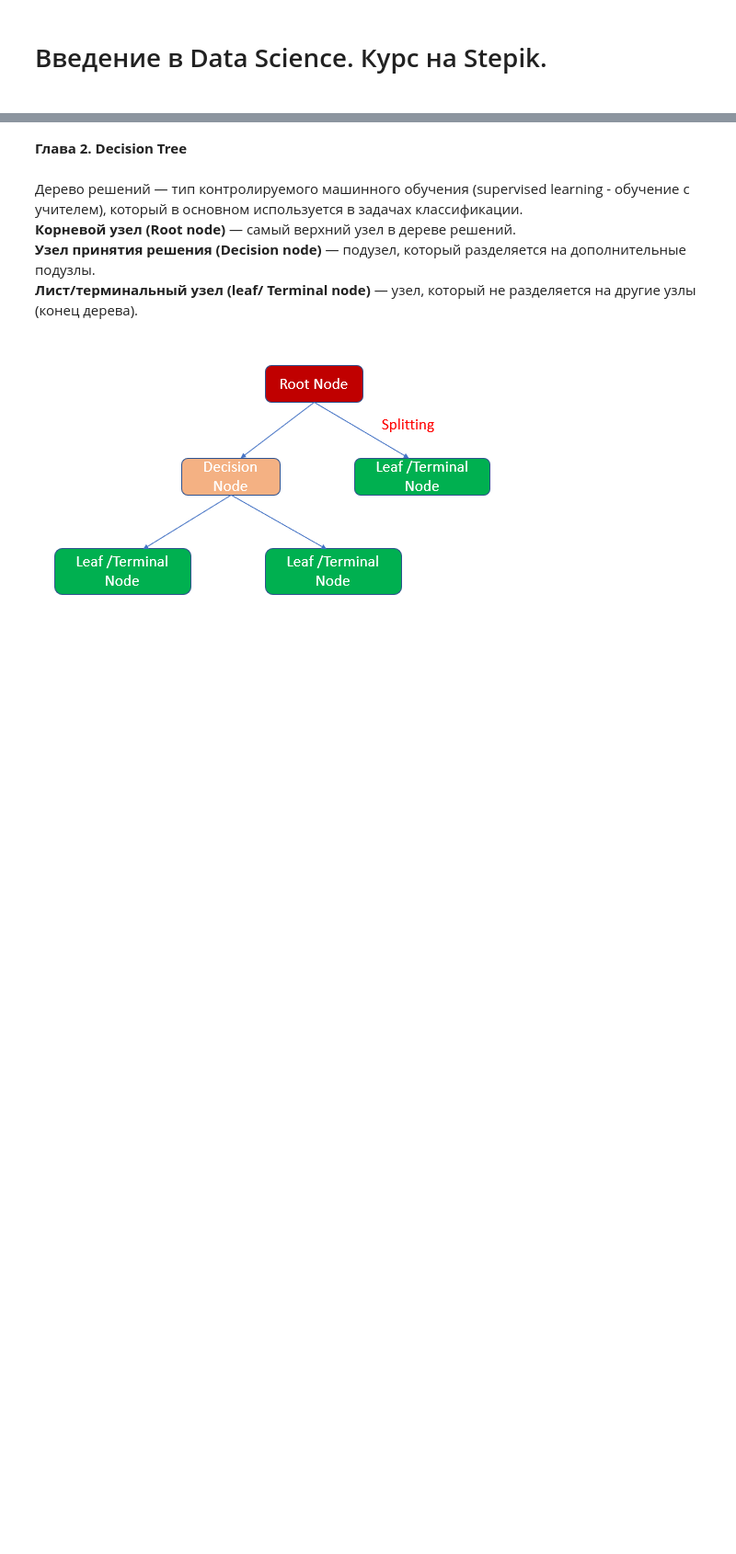
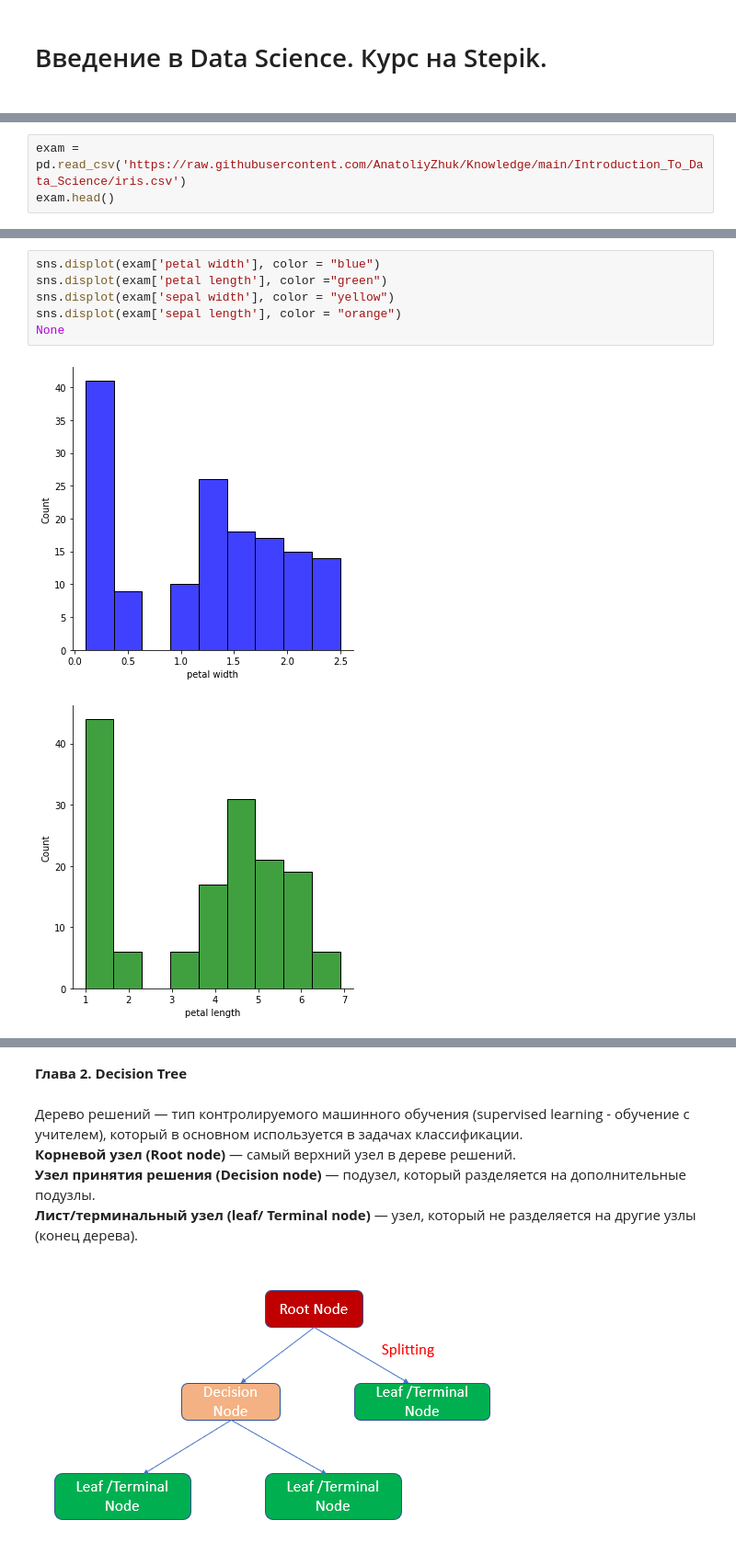
Before and after one commit to AnatoliyZhuk/Knowledge, a Jupyter notebook: Introduction_To_Data_Science/IntroToDataScience.ipynb, the cells around one changed output, grey strips where cells are left out. Shown: that part at 92% size. Drawn from its saved outputs; the diff is of its cells as text; blank space fills up the shorter version.

```diff
--- a/Introduction_To_Data_Science/IntroToDataScience.ipynb
+++ b/Introduction_To_Data_Science/IntroToDataScience.ipynb
@@ -4,0 +210,3 @@
+# %%
+exam = pd.read_csv('https://raw.githubusercontent.com/AnatoliyZhuk/Knowledge/main/Introduction_To_Data_Science/iris.csv')
+exam.head()
@@ -4,0 +220,9 @@
+# %%
+sns.displot(exam['petal width'], color = "blue")
+sns.displot(exam['petal length'], color ="green")
+sns.displot(exam['sepal width'], color = "yellow")
+sns.displot(exam['sepal length'], color = "orange")
+None
+# %% [output]
+[figure, added]
+[figure, added]
```
Also changed, not shown: parts of 80 cells of this notebook.
